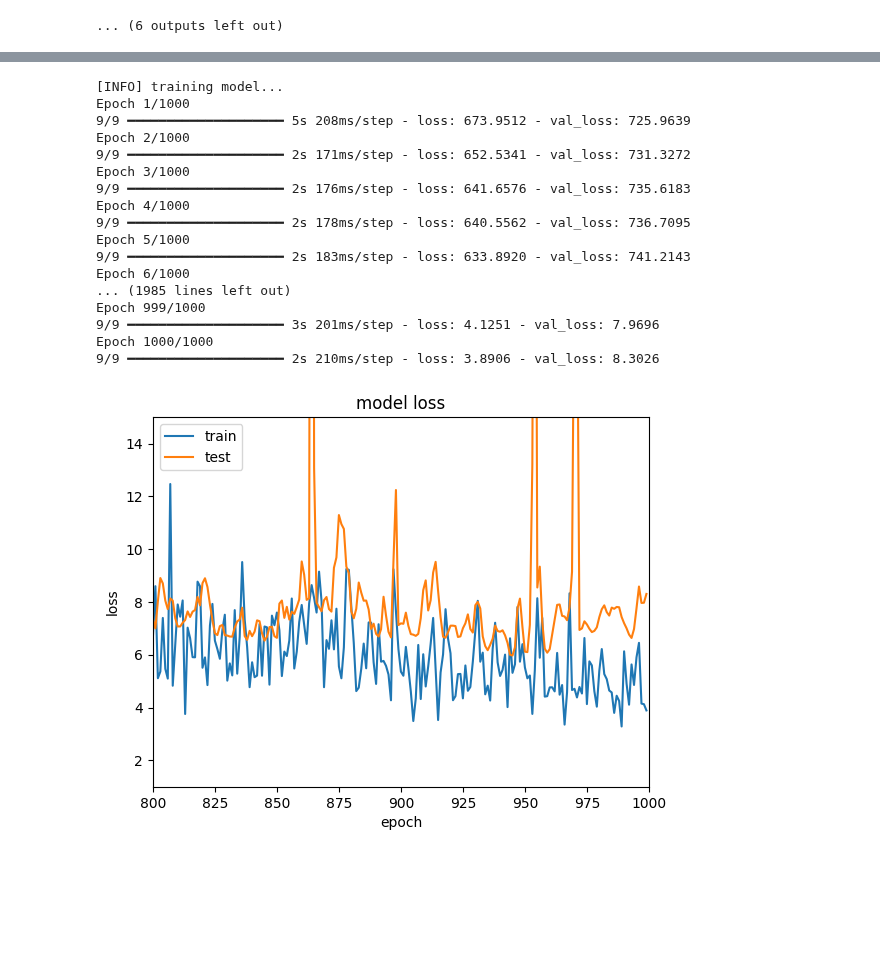
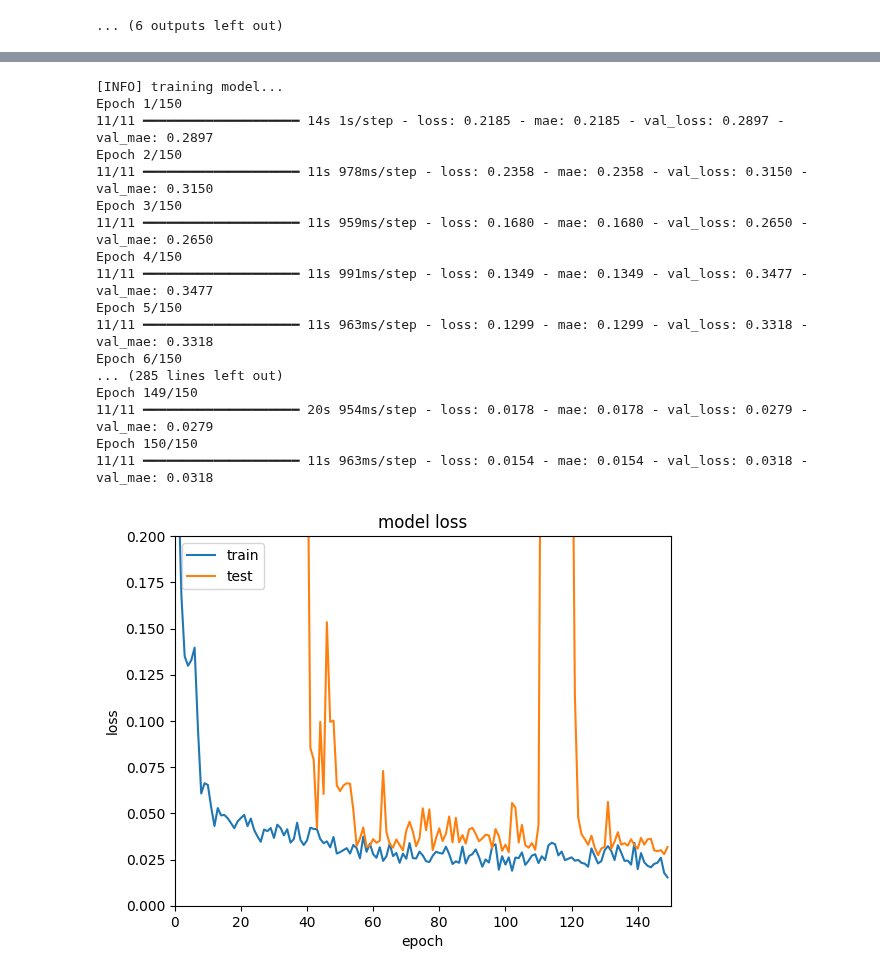
Before and after one commit to antonycardozo/CNNregression, a Jupyter notebook: cnn_regression.ipynb, the cells around one changed output, grey strips where cells are left out. Drawn from its saved outputs; the diff is of its cells as text; code cells hidden in the pictures; blank space fills up the shorter version.

Commit message:
modificacion de arquitectura cnn, cambio en los preprocesings de normalizacion, añadiendo callbacks

```diff
--- a/cnn_regression.ipynb
+++ b/cnn_regression.ipynb
@@ -63,4 +42,4 @@ channel_dc = datasets.apply_mask(channel_optir)
 # %%
-channel_optir=datasets.clipping_log_norma(channel_optir)
-channel_dc = [dc/8.21179 for dc in channel_dc]
+channel_dc = datasets.clipping_maxmin_norma(channel_dc,low=0, high=96)
+channel_optir=datasets.clipping_maxmin_norma(channel_optir,low=0, high=99.9999)
 # %% [output]
@@ -67,0 +50,4 @@ channel_dc = [dc/8.21179 for dc in channel_dc]
+# %%
+#aplicar mascara si ayuda al modelo
+channel_optir= datasets.apply_mask(channel_optir)
+channel_dc = datasets.apply_mask(channel_dc)
@@ -76,0 +91,12 @@ X_train, X_test, y_train, y_test = train_test_split(X, y, test_size=0.33, random
+# %%
+indices = np.arange(len(X))
+
+X_train, X_test, y_train, y_test, idx_train, idx_test = train_test_split(
+    X, y, indices, test_size=0.25, random_state=42
+)
+
+outlier_local_index = 0   # primer elemento de X_test
+original_index = idx_test[outlier_local_index]
+
+print("El outlier proviene del índice:", original_index)
+print("Carpeta correspondiente:", lista_de_folders[original_index])
@@ -77,39 +143,43 @@ X_train, X_test, y_train, y_test = train_test_split(X, y, test_size=0.33, random
 # %%
 model = models.create_cnn(200, 200, 2, regress=True)
-opt = Adam( learning_rate=1e-3, decay=1e-3 / 200)
-model.compile(loss="mean_squared_error", optimizer=opt)
+opt = Adam( learning_rate=1e-2)
+callbacks = [
+    EarlyStopping(monitor='val_loss', patience=70, restore_best_weights=True),
+    ReduceLROnPlateau(monitor='val_loss', patience=40, factor=0.5)
+]
+model.compile(loss="mean_absolute_error", optimizer=opt, metrics=['mae'])
 # train the model
 print("[INFO] training model...")
-history = model.fit(x=X_train, y=y_train,validation_data=(X_test, y_test), epochs=2000, batch_size=10)
+history = model.fit(x=X_train, y=y_train,validation_data=(X_test, y_test), epochs=150, batch_size=8)
 # %% [output]
 [INFO] training model...
-Epoch 1/1000
-9/9 ━━━━━━━━━━━━━━━━━━━━ 5s 208ms/step - loss: 673.9512 - val_loss: 725.9639
-Epoch 2/1000
-9/9 ━━━━━━━━━━━━━━━━━━━━ 2s 171ms/step - loss: 652.5341 - val_loss: 731.3272
-Epoch 3/1000
-9/9 ━━━━━━━━━━━━━━━━━━━━ 2s 176ms/step - loss: 641.6576 - val_loss: 735.6183
-Epoch 4/1000
-9/9 ━━━━━━━━━━━━━━━━━━━━ 2s 178ms/step - loss: 640.5562 - val_loss: 736.7095
-Epoch 5/1000
-9/9 ━━━━━━━━━━━━━━━━━━━━ 2s 183ms/step - loss: 633.8920 - val_loss: 741.2143
-Epoch 6/1000
-... (1985 lines left out)
-Epoch 999/1000
-9/9 ━━━━━━━━━━━━━━━━━━━━ 3s 201ms/step - loss: 4.1251 - val_loss: 7.9696
-Epoch 1000/1000
-9/9 ━━━━━━━━━━━━━━━━━━━━ 2s 210ms/step - loss: 3.8906 - val_loss: 8.3026
+Epoch 1/150
+11/11 ━━━━━━━━━━━━━━━━━━━━ 14s 1s/step - loss: 0.2185 - mae: 0.2185 - val_loss: 0.2897 - val_mae: 0.2897
+Epoch 2/150
+11/11 ━━━━━━━━━━━━━━━━━━━━ 11s 978ms/step - loss: 0.2358 - mae: 0.2358 - val_loss: 0.3150 - val_mae: 0.3150
+Epoch 3/150
+11/11 ━━━━━━━━━━━━━━━━━━━━ 11s 959ms/step - loss: 0.1680 - mae: 0.1680 - val_loss: 0.2650 - val_mae: 0.2650
+Epoch 4/150
+11/11 ━━━━━━━━━━━━━━━━━━━━ 11s 991ms/step - loss: 0.1349 - mae: 0.1349 - val_loss: 0.3477 - val_mae: 0.3477
+Epoch 5/150
+11/11 ━━━━━━━━━━━━━━━━━━━━ 11s 963ms/step - loss: 0.1299 - mae: 0.1299 - val_loss: 0.3318 - val_mae: 0.3318
+Epoch 6/150
+... (285 lines left out)
+Epoch 149/150
+11/11 ━━━━━━━━━━━━━━━━━━━━ 20s 954ms/step - loss: 0.0178 - mae: 0.0178 - val_loss: 0.0279 - val_mae: 0.0279
+Epoch 150/150
+11/11 ━━━━━━━━━━━━━━━━━━━━ 11s 963ms/step - loss: 0.0154 - mae: 0.0154 - val_loss: 0.0318 - val_mae: 0.0318
 # %%
 # summarize history for loss
 plt.plot(history.history['loss'])
 plt.plot(history.history['val_loss'])
-plt.xlim(800, 1000)
-plt.ylim(1,15)
+plt.xlim(0, 150)
+plt.ylim(0,0.2)
 plt.title('model loss')
 plt.ylabel('loss')
 plt.xlabel('epoch')
 plt.legend(['train', 'test'], loc='upper left')
 plt.show()
 # %% [output]
-[figure, old version]
+[figure, new version]
 # %%
```
Also changed, not shown: parts of 20 cells of this notebook, 3 other files.
